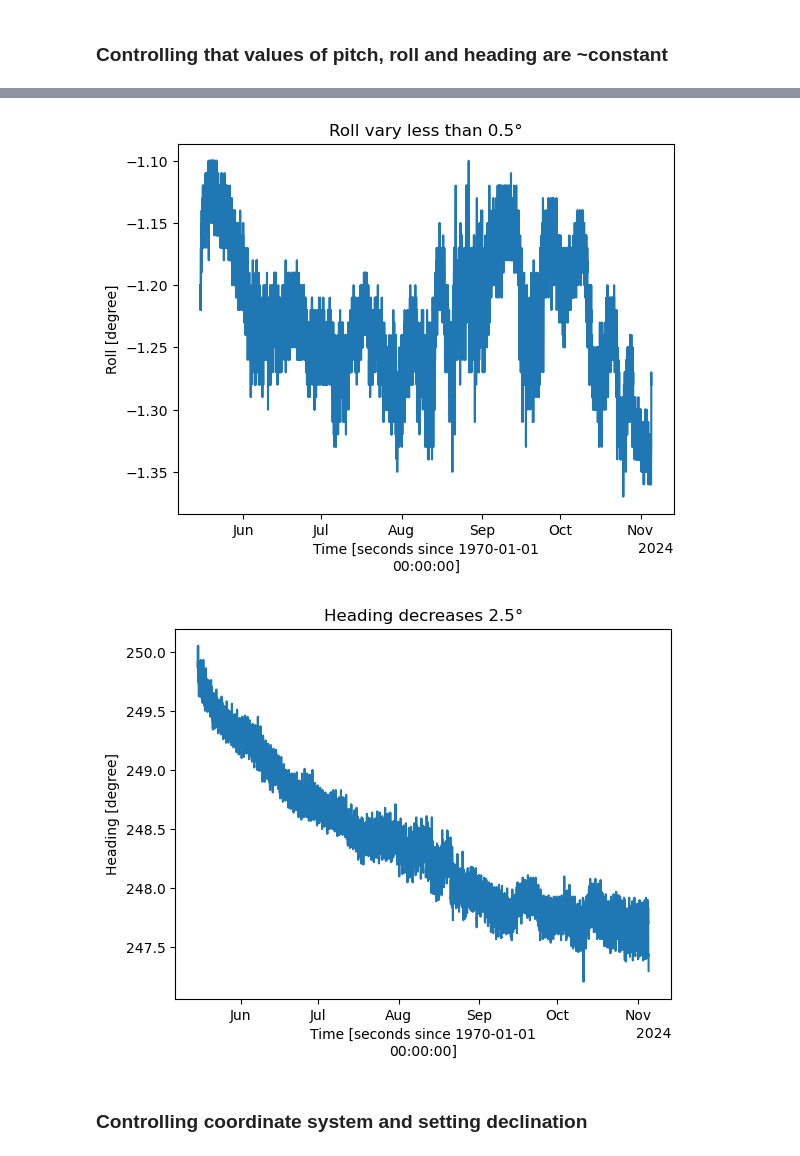
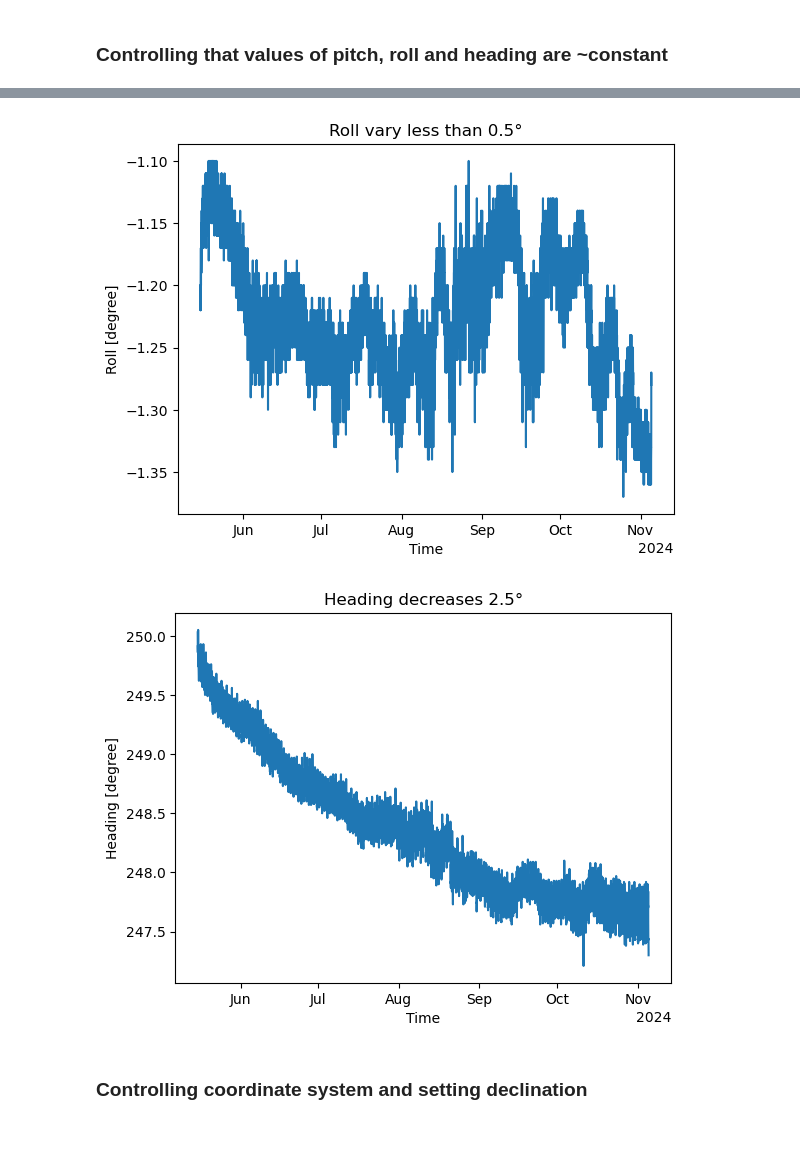
Before and after one commit to AnurovaPrykhodko/ADCP-internship, a Jupyter notebook: raw_data_processing.ipynb, the cells around one changed output, grey strips where cells are left out. Drawn from its saved outputs; the diff is of its cells as text; code cells hidden in the pictures.

Commit message:
Improved plots

```diff
--- a/raw_data_processing.ipynb
+++ b/raw_data_processing.ipynb
@@ -91,11 +95,14 @@ Range values with tranducers height added: [ 3.52       4.52       5.52       6.
 # %%
 ds_1.pitch.plot()
 plt.title('Pitch vary less than 0.5°')
+plt.xlabel('Time')
 plt.show()
 ds_1['roll'].plot()
 plt.title('Roll vary less than 0.5°')
+plt.xlabel('Time')
 plt.show()
 ds_1.heading.plot()
 plt.title('Heading decreases 2.5°')
+plt.xlabel('Time')
 plt.show()
 # %% [output]
@@ -103,5 +110,5 @@ plt.show()
-[figure, old version]
+[figure, new version]
-[figure, old version]
+[figure, new version]
 # %% [markdown]
 ###  Controlling coordinate system and setting declination
 # %%
```
Also changed, not shown: parts of 3 cells of this notebook.
